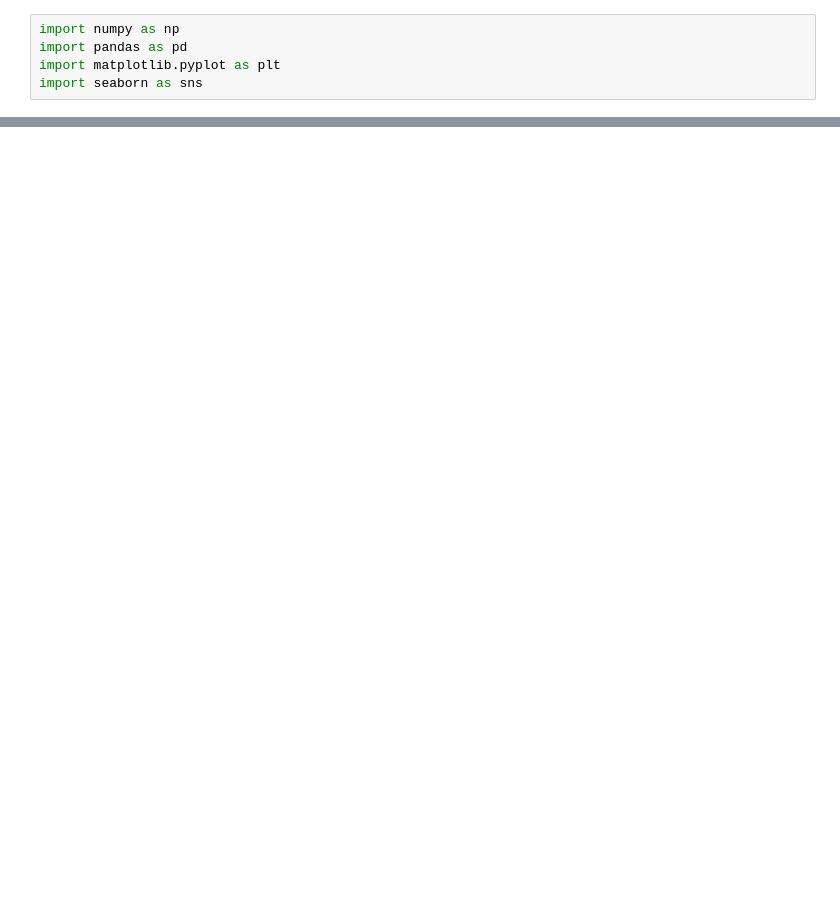
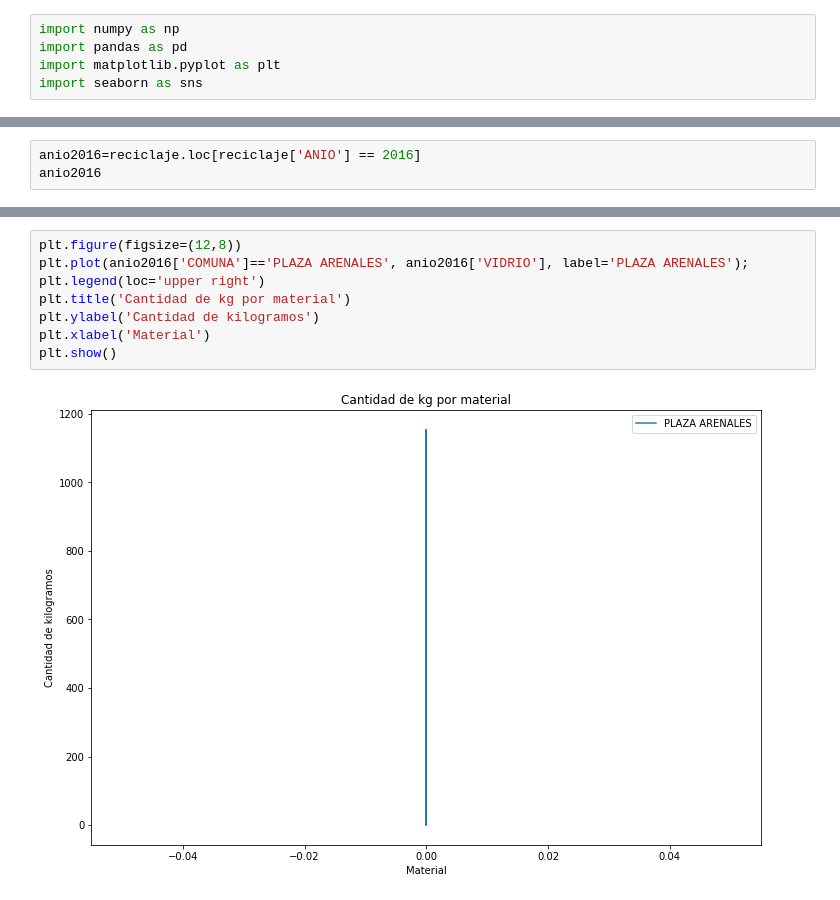
Before and after one commit to denisemartin28/reciclaje, a Jupyter notebook: TPAnalisis.ipynb, the cells around one changed output, grey strips where cells are left out. Cells and saved outputs as stored; diff of their text form; blank space fills up the shorter version.

```diff
--- a/TPAnalisis.ipynb
+++ b/TPAnalisis.ipynb
@@ -66,0 +104,3 @@ export_csv = kg_totales_punto.to_csv (r'kg_totales_punto.csv', index = None, hea
+# %%
+anio2016=reciclaje.loc[reciclaje['ANIO'] == 2016]
+anio2016
@@ -66,0 +126,10 @@ export_csv = kg_totales_punto.to_csv (r'kg_totales_punto.csv', index = None, hea
+# %%
+plt.figure(figsize=(12,8))
+plt.plot(anio2016['COMUNA']=='PLAZA ARENALES', anio2016['VIDRIO'], label='PLAZA ARENALES');
+plt.legend(loc='upper right')
+plt.title('Cantidad de kg por material')
+plt.ylabel('Cantidad de kilogramos')
+plt.xlabel('Material')
+plt.show()
+# %% [output]
+[figure, added]
```
Also changed, not shown: parts of 10 cells of this notebook.
